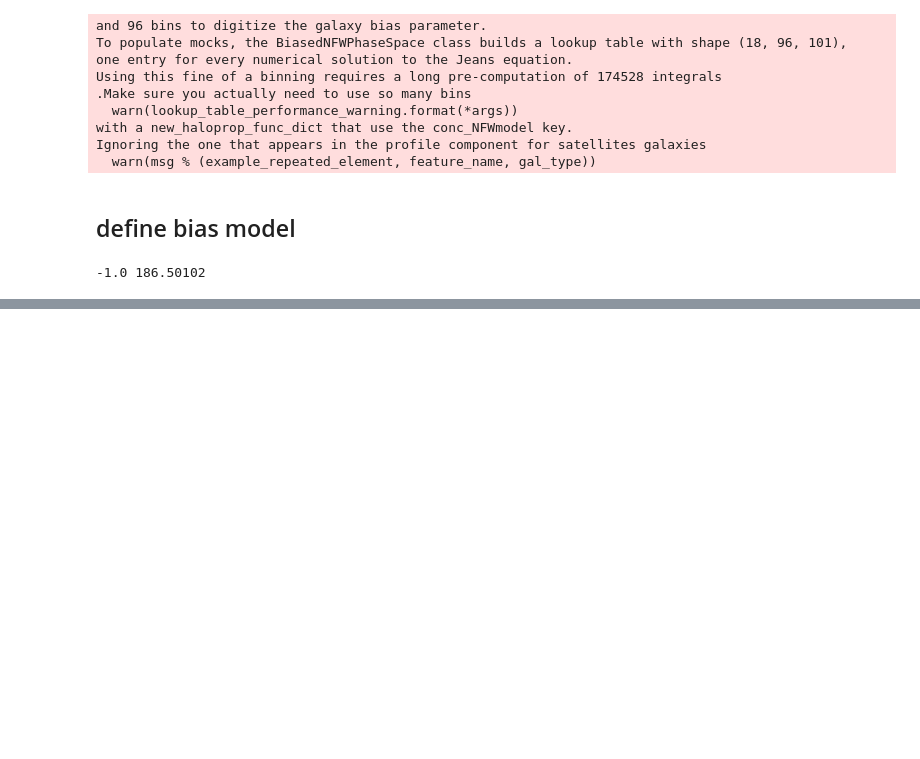
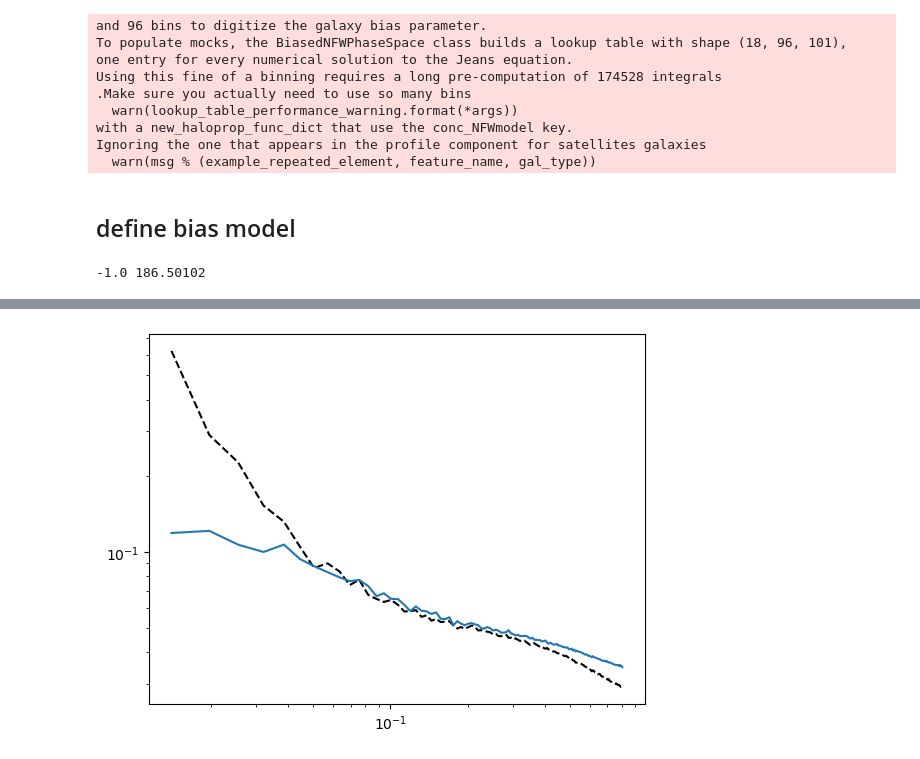
Before and after one commit to changhoonhahn/hodalpt, a Jupyter notebook: nb/fit_alptbias.ipynb, the cells around one changed output, grey strips where cells are left out. Cells and saved outputs as stored; diff of their text form; code cells hidden in the pictures; blank space fills up the shorter version.

```diff
--- a/nb/fit_alptbias.ipynb
+++ b/nb/fit_alptbias.ipynb
@@ -339,0 +419,12 @@ plt.loglog(kk, pk)
+# %%
+ncounts_new, normalization = biasmodel(Ngrid, Lbox, delta, tweb, dweb, meandens, x0new[0], x0new[1], -1, x0new[2], x0new[3], itweb, idweb)
+ncounts_new_mask = np.zeros((Ngrid, Ngrid, Ngrid))
+ncounts_new_mask[np.logical_and(tweb==itweb, dweb==idweb)] = ncounts_new[np.logical_and(tweb==itweb, dweb==idweb)]
+
+kk, pk = measure_spectrum(ncounts_new_mask)
+
+plt.loglog(kkgal, pkgal, c='k', ls='--')
+plt.loglog(kk, pk)
+plt.show()
+# %% [output]
+[figure, added]
```
Also changed, not shown: parts of 13 cells of this notebook.
